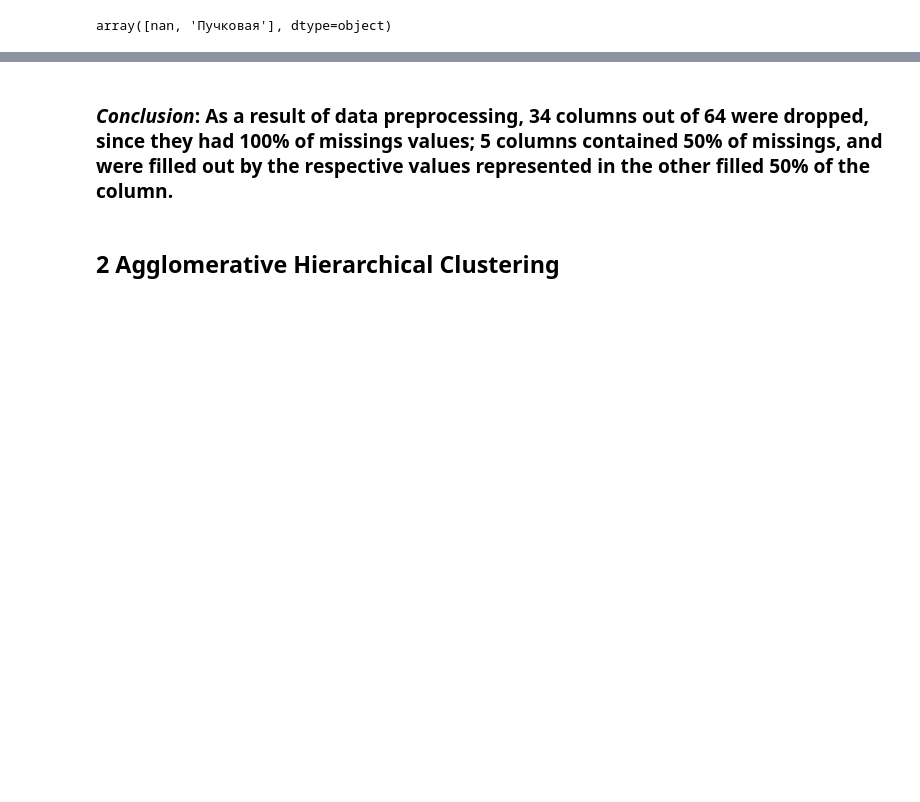
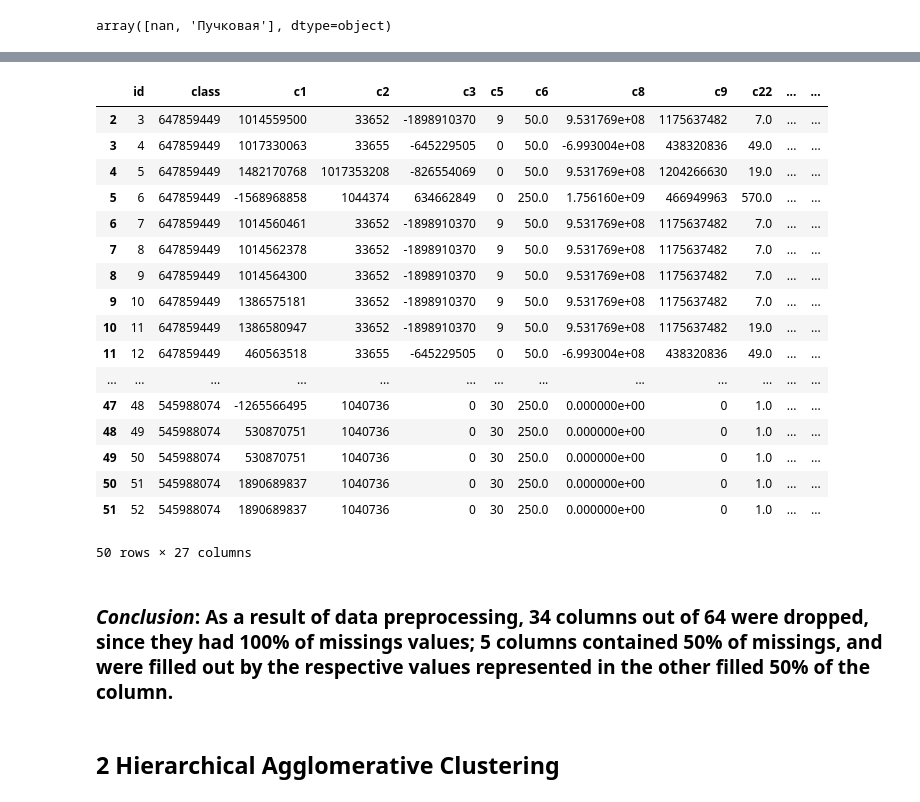
Before and after one commit to ybezginova2016/UL_01_HierarchicalClustering, a Jupyter notebook: main_clustering.ipynb, the cells around one changed output, grey strips where cells are left out. Drawn from its saved outputs; the diff is of its cells as text; code cells hidden in the pictures; blank space fills up the shorter version.

```diff
--- a/main_clustering.ipynb
+++ b/main_clustering.ipynb
@@ -549,0 +682,11 @@ data_copy.head(30)
+# %%
+data_copy[['c4', 'c20', 'c55', 'c56', 'c57', 'c58', 'c59', 'c60']] = data_copy[['c4', 'c20', 'c55', 'c56', 'c57', 'c58', 'c59', 'c60']].astype('str')
+# %%
+# define ordinal encoding
+ordinalencoder = OrdinalEncoder()
+
+# transform data
+result = ordinalencoder.fit_transform(data_copy[['c4', 'c20', 'c55', 'c56', 'c57', 'c58', 'c59', 'c60']])
+result = pd.DataFrame(result, columns = ['c4', 'c20', 'c55', 'c56', 'c57', 'c58', 'c59', 'c60'])
+print(type(result))
+print(result)
@@ -549,0 +736,3 @@ data_copy.head(30)
+# %%
+data_final = data_copy[['id', 'class', 'c1', 'c2', 'c3', 'c5', 'c6', 'c8', 'c9', 'c22', 'c23', 'c27', 'c32', 'c40', 'c43', 'c46',
+       'c47', 'c48', 'c54']].copy()
@@ -550,3 +748,26 @@ data_copy.head(30)
+# %%
+data_clean = data_final.join(result)
+# %%
+data_clean.head(50)
+# %% [output]
+|  | id | class | c1 | c2 | c3 | c5 | c6 | c8 | c9 | c22 | ... | ... |
+| 2 | 3 | 647859449 | 1014559500 | 33652 | -1898910370 | 9 | 50.0 | 9.531769e+08 | 1175637482 | 7.0 | ... | ... |
+| 3 | 4 | 647859449 | 1017330063 | 33655 | -645229505 | 0 | 50.0 | -6.993004e+08 | 438320836 | 49.0 | ... | ... |
+| 4 | 5 | 647859449 | 1482170768 | 1017353208 | -826554069 | 0 | 50.0 | 9.531769e+08 | 1204266630 | 19.0 | ... | ... |
+| 5 | 6 | 647859449 | -1568968858 | 1044374 | 634662849 | 0 | 250.0 | 1.756160e+09 | 466949963 | 570.0 | ... | ... |
+| 6 | 7 | 647859449 | 1014560461 | 33652 | -1898910370 | 9 | 50.0 | 9.531769e+08 | 1175637482 | 7.0 | ... | ... |
+| 7 | 8 | 647859449 | 1014562378 | 33652 | -1898910370 | 9 | 50.0 | 9.531769e+08 | 1175637482 | 7.0 | ... | ... |
+| 8 | 9 | 647859449 | 1014564300 | 33652 | -1898910370 | 9 | 50.0 | 9.531769e+08 | 1175637482 | 7.0 | ... | ... |
+| 9 | 10 | 647859449 | 1386575181 | 33652 | -1898910370 | 9 | 50.0 | 9.531769e+08 | 1175637482 | 7.0 | ... | ... |
+| 10 | 11 | 647859449 | 1386580947 | 33652 | -1898910370 | 9 | 50.0 | 9.531769e+08 | 1175637482 | 19.0 | ... | ... |
+| 11 | 12 | 647859449 | 460563518 | 33655 | -645229505 | 0 | 50.0 | -6.993004e+08 | 438320836 | 49.0 | ... | ... |
+| ... | ... | ... | ... | ... | ... | ... | ... | ... | ... | ... | ... | ... |
+| 47 | 48 | 545988074 | -1265566495 | 1040736 | 0 | 30 | 250.0 | 0.000000e+00 | 0 | 1.0 | ... | ... |
+| 48 | 49 | 545988074 | 530870751 | 1040736 | 0 | 30 | 250.0 | 0.000000e+00 | 0 | 1.0 | ... | ... |
+| 49 | 50 | 545988074 | 530870751 | 1040736 | 0 | 30 | 250.0 | 0.000000e+00 | 0 | 1.0 | ... | ... |
+| 50 | 51 | 545988074 | 1890689837 | 1040736 | 0 | 30 | 250.0 | 0.000000e+00 | 0 | 1.0 | ... | ... |
+| 51 | 52 | 545988074 | 1890689837 | 1040736 | 0 | 30 | 250.0 | 0.000000e+00 | 0 | 1.0 | ... | ... |
+50 rows × 27 columns
 # %% [markdown]
 ### *Conclusion*: As a result of data preprocessing, 34 columns out of 64 were dropped, since they had 100% of missings values; 5 columns contained 50% of missings, and were filled out by the respective values represented in the other filled 50% of the column.
 # %%
@@ -554,5 +775,5 @@ data_copy.to_csv('/Users/yuliabezginova/PycharmProjects/UL_01_HierarchicalCluste
 # %% [markdown]
-## 2 Agglomerative Hierarchical Clustering
+## 2 Hierarchical Agglomerative Clustering
 # %%
 data_final = pd.read_csv('/Users/yuliabezginova/PycharmProjects/UL_01_HierarchicalClustering/data_final.csv')
 data_final.head(10)
```
Also changed, not shown: parts of 77 cells of this notebook, 1 other file.
